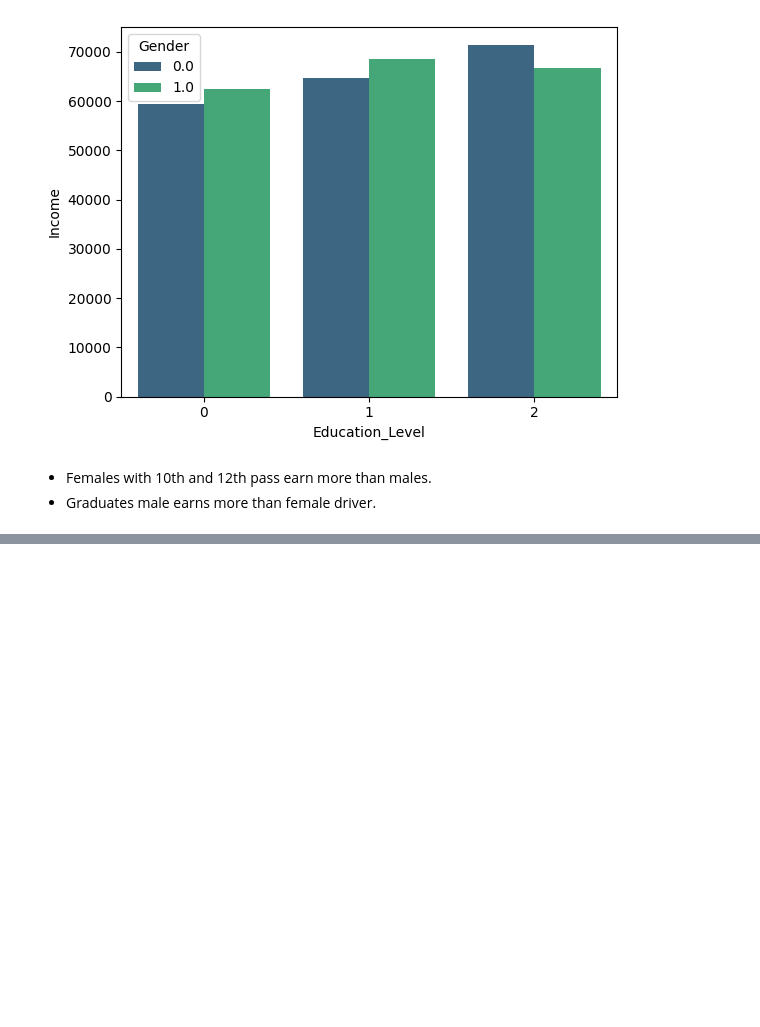
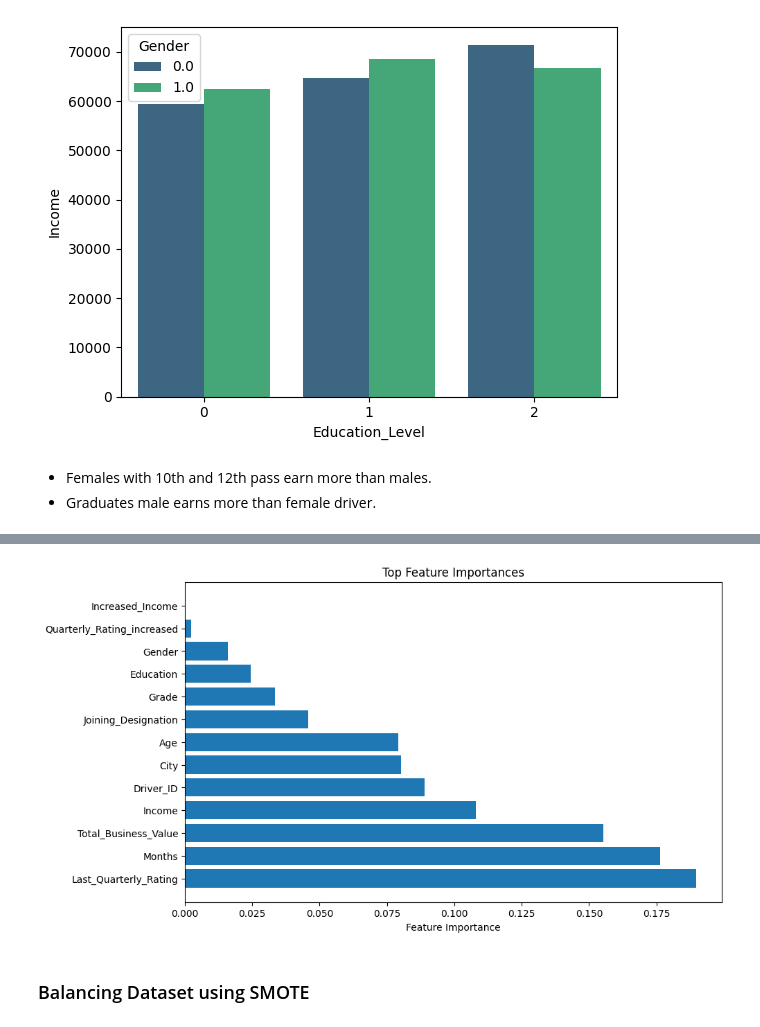
Before and after one commit to mayankbrn/9.10_Driver_churn_ensemble_learning, a Jupyter notebook: 10_Driver_churn_ensemble_learning.ipynb, the cells around one changed output, grey strips where cells are left out. Cells and saved outputs as stored; diff of their text form; code cells hidden in the pictures; blank space fills up the shorter version.

```diff
--- a/10_Driver_churn_ensemble_learning.ipynb
+++ b/10_Driver_churn_ensemble_learning.ipynb
@@ -895,0 +969,4 @@ sns.barplot(data=df, x='Education_Level', y='Income', hue='Gender', ci=None, pal
+# %%
+X = df_final.drop(["Churn", 'Dateofjoining', 'LastWorkingDate'], axis = 1)
+y = df_final["Churn"]
+X_cols = X.columns
@@ -895,0 +988,6 @@ sns.barplot(data=df, x='Education_Level', y='Income', hue='Gender', ci=None, pal
+# %%
+from sklearn.preprocessing import MinMaxScaler
+
+scaler = MinMaxScaler()
+X_train = scaler.fit_transform(X_train)
+X_test = scaler.transform(X_test)
@@ -895,0 +1020,23 @@ sns.barplot(data=df, x='Education_Level', y='Income', hue='Gender', ci=None, pal
+# %%
+# Get feature importances
+feature_importances = rfc.feature_importances_
+
+# Get the features and their importance scores
+features = X_cols
+importances = feature_importances
+
+# Sort the importances
+sorted_idx = importances.argsort()
+
+# Plot the most important features
+plt.figure(figsize=(10, 6))
+plt.barh(range(len(importances[sorted_idx])), importances[sorted_idx], align='center')
+plt.yticks(range(len(importances[sorted_idx])), [features[i] for i in sorted_idx])
+plt.xlabel('Feature Importance')
+plt.title('Top Feature Importances')
+plt.gca().invert_yaxis()  # To have the most important features at the top
+plt.show()
+# %% [output]
+[figure, added]
+# %% [markdown]
+### Balancing Dataset using SMOTE
```
Also changed, not shown: parts of 34 cells of this notebook.
